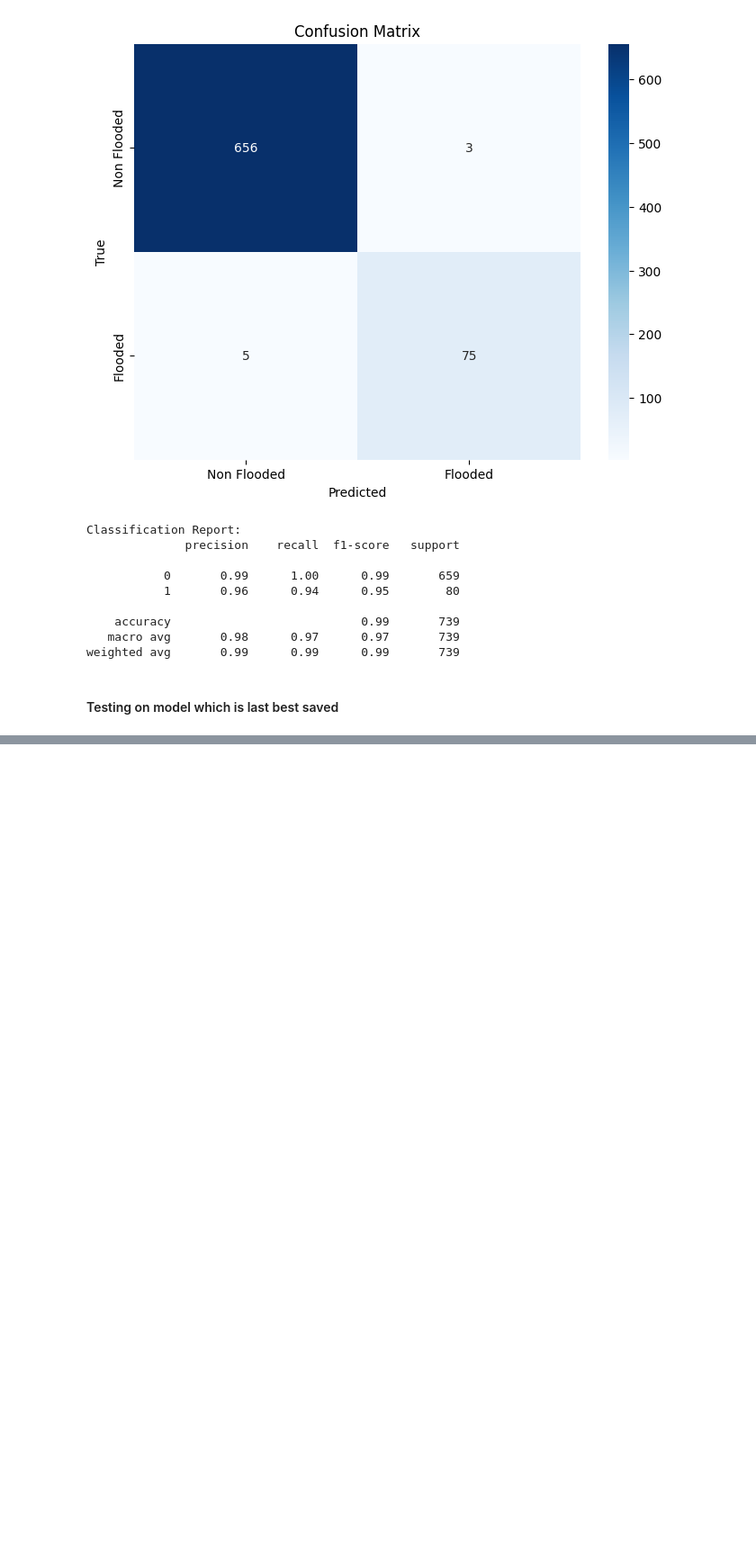
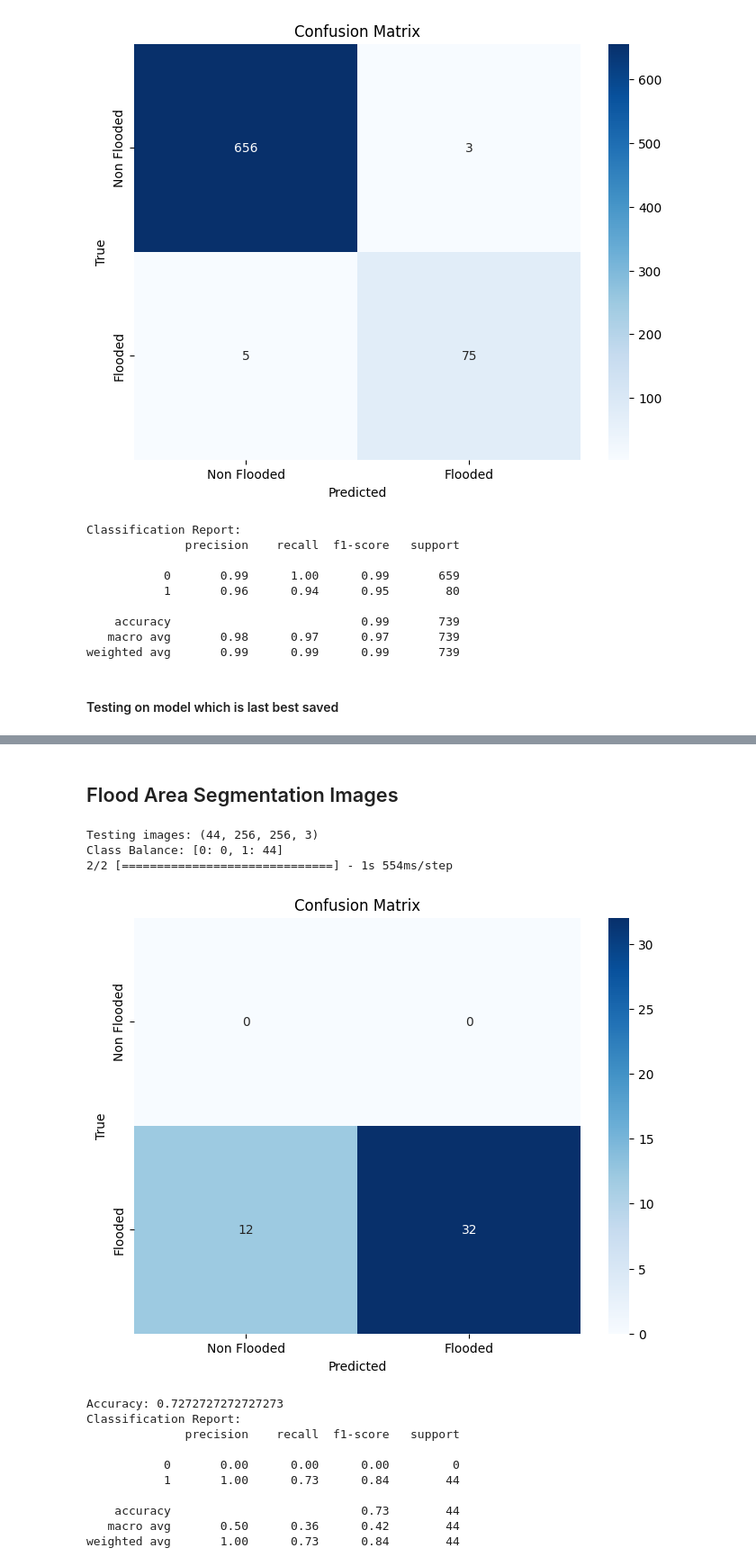
Before and after one commit to AbdulManaf12/Post-Flood-Disaster-Management, a Jupyter notebook: Classification/MobileNet_(256X256)_AIDER.ipynb, the cells around one changed output, grey strips where cells are left out. Shown at 90% size. Cells and saved outputs as stored; diff of their text form; code cells hidden in the pictures; blank space fills up the shorter version.

```diff
--- a/Classification/MobileNet_(256X256)_AIDER.ipynb
+++ b/Classification/MobileNet_(256X256)_AIDER.ipynb
@@ -224,0 +328,46 @@ weighted avg       0.99      0.99      0.99       739
+# %% [markdown]
+## Flood Area Segmentation Images
+# %%
+def load_pickle(file_path):
+    with open(file_path, 'rb') as f:
+        data = pickle.load(f)
+    return data
+
+
+test_images, test_labels = load_pickle(floodAreaSeg_testing)
+print(f'Testing images: {test_images.shape}')
+
+class0 = len([i for i in test_labels if i == 0])
+print(f'Class Balance: [0: {class0}, 1: {len(test_labels)-class0}]')
+
+predictions = model.predict(test_images)
+
+predicted_labels = (predictions > 0.5).astype(int)
+
+conf_matrix = confusion_matrix(test_labels, predicted_labels)
+
+plt.figure(figsize=(8, 6))
+sns.heatmap(conf_matrix, annot=True, fmt='d', cmap='Blues', xticklabels=['Non Flooded', 'Flooded'], yticklabels=['Non Flooded', 'Flooded'])
+plt.xlabel('Predicted')
+plt.ylabel('True')
+plt.title('Confusion Matrix')
+plt.show()
+
+print(f'Accuracy: {accuracy_score(test_labels, predicted_labels)}')
+print("Classification Report:")
+print(classification_report(test_labels, predicted_labels))
+# %% [output]
+Testing images: (44, 256, 256, 3)
+Class Balance: [0: 0, 1: 44]
+2/2 [==============================] - 1s 554ms/step
+[figure, added]
+Accuracy: 0.7272727272727273
+Classification Report:
+              precision    recall  f1-score   support
+
+           0       0.00      0.00      0.00         0
+           1       1.00      0.73      0.84        44
+
+    accuracy                           0.73        44
+   macro avg       0.50      0.36      0.42        44
+weighted avg       1.00      0.73      0.84        44
```
Also changed, not shown: parts of 9 cells of this notebook, 1 other file.
